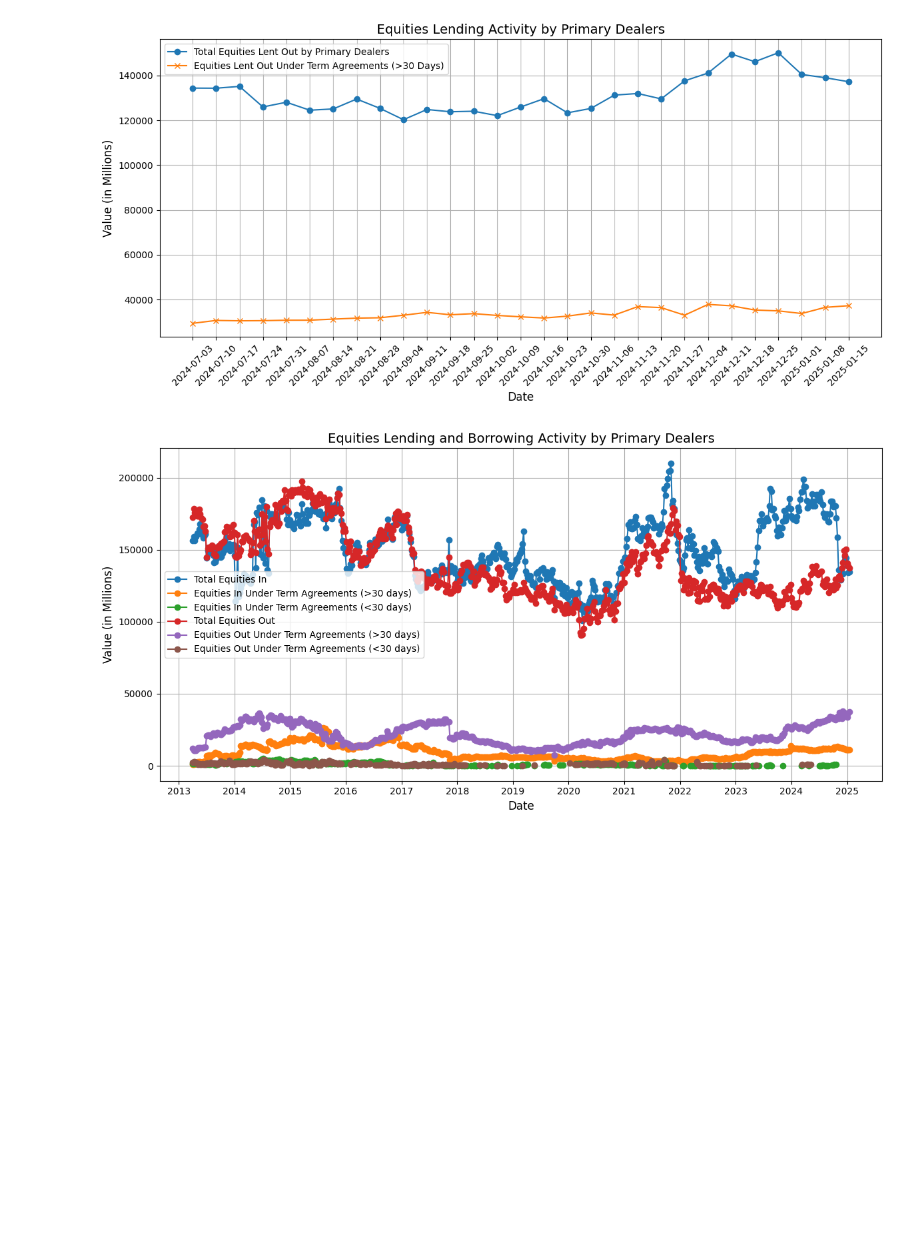
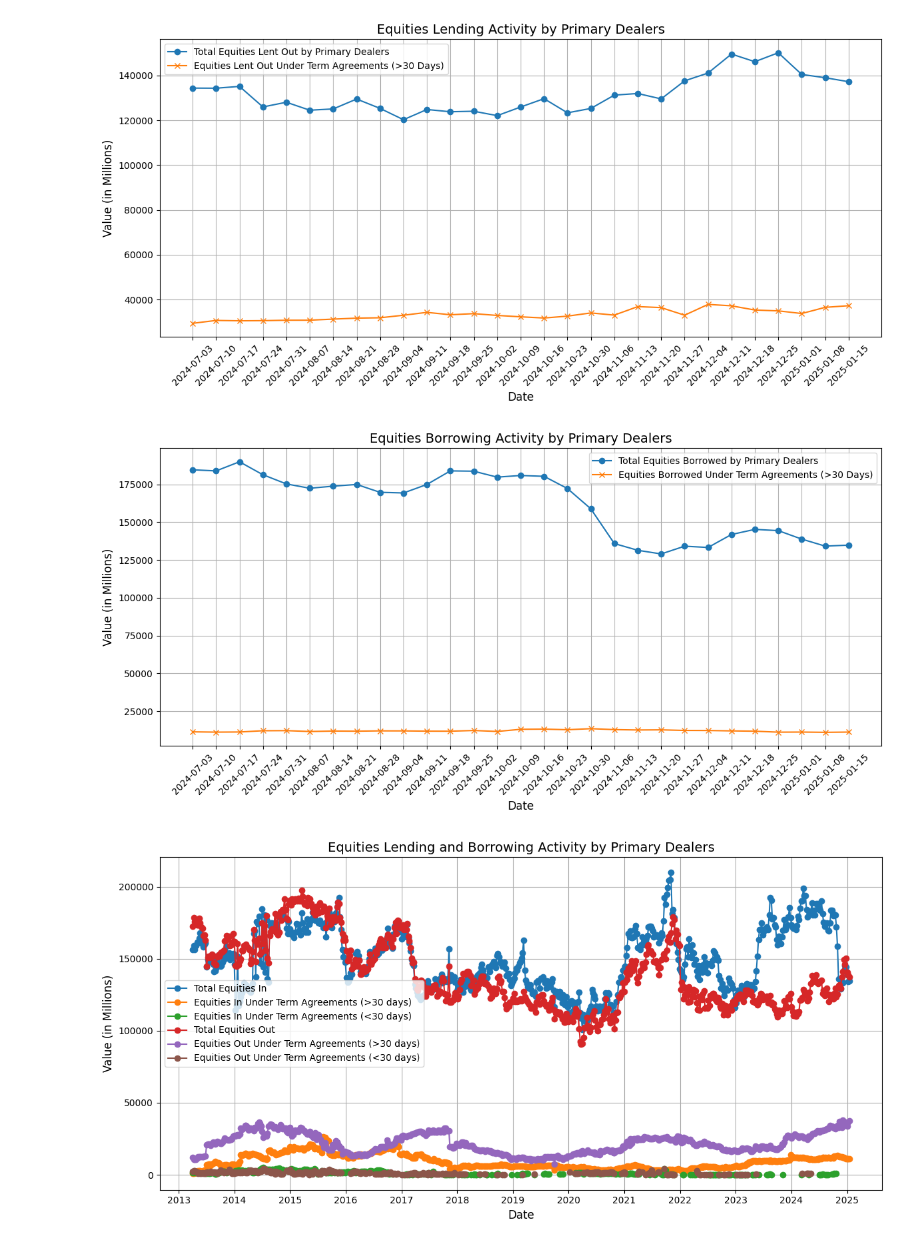
Before and after one commit to adssoccer1/Macro, a Jupyter notebook: Charts.ipynb, the cells around one changed output. Drawn from its saved outputs; the diff is of its cells as text; code cells hidden in the pictures; blank space fills up the shorter version.

```diff
--- a/Charts.ipynb
+++ b/Charts.ipynb
@@ -61,6 +61,53 @@ plt.tight_layout()
 plt.show()
 # %% [output]
 [figure]
+# %%
+import requests
+import matplotlib.pyplot as plt
+
+# Define the API URL for equity borrowing in for primary dealers
+api_url_borrowing = "https://markets.newyorkfed.org/api/pd/get/SBN2024/timeseries/PDSIOSB-E_PDSIOSB-ETAL30_PDSIOSB-ETAG30.json"
+
+# Fetch the data from the API
+response = requests.get(api_url_borrowing)
+if response.status_code == 200:
+    api_data_borrowing = response.json()
+else:
+    print(f"Failed to fetch data: {response.status_code}")
+    exit()
+
+data_borrowing = api_data_borrowing
+
+dates_borrowing = []
+total_equities_borrowing = []
+term_agreements_borrowing = []
+
+# Loop over the "timeseries" portion of the returned JSON
+for entry in data_borrowing["pd"]["timeseries"]:
+    if entry["keyid"] == "PDSIOSB-E":  # Key for total equities borrowed
+        dates_borrowing.append(entry["asofdate"])
+        total_equities_borrowing.append(int(entry["value"]))
+    elif entry["keyid"] == "PDSIOSB-ETAG30":  # Key for term agreements (>30 days)
+        term_agreements_borrowing.append(int(entry["value"]))
+
+# Plot the data for equities borrowing in
+plt.figure(figsize=(12, 6))
+plt.plot(dates_borrowing, total_equities_borrowing, label="Total Equities Borrowed by Primary Dealers", marker="o")
+plt.plot(dates_borrowing, term_agreements_borrowing, label="Equities Borrowed Under Term Agreements (>30 Days)", marker="x")
+
+# Customize the chart
+plt.title("Equities Borrowing Activity by Primary Dealers", fontsize=14)
+plt.xlabel("Date", fontsize=12)
+plt.ylabel("Value (in Millions)", fontsize=12)
+plt.xticks(rotation=45)
+plt.legend()
+plt.grid(True)
+plt.tight_layout()
+
+# Show the plot
+plt.show()
+# %% [output]
+[figure, added]
 # %%
 import requests
 import pandas as pd
```
Also changed, not shown: parts of 1 cell of this notebook.
